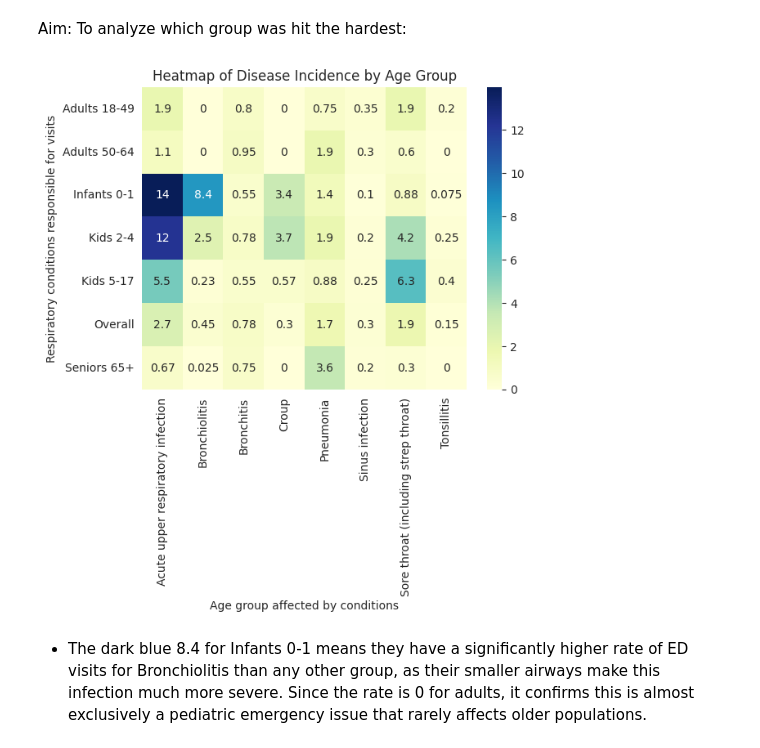
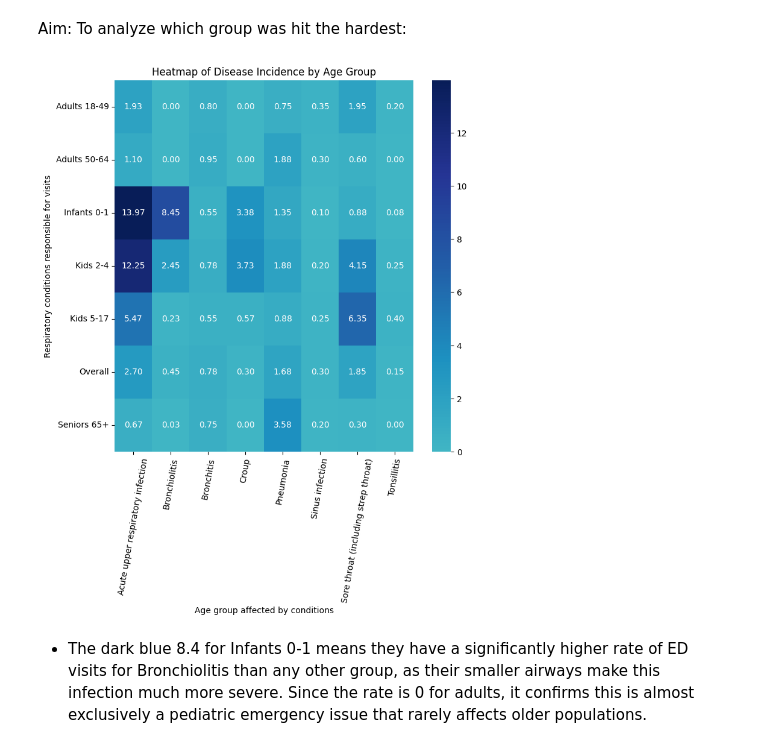
Before and after one commit to kardam2806/Respiratory_conditions_ED_Notebook, a Jupyter notebook: Notebooks/Tidy_resp.ipynb, the cells around one changed output. Saved outputs shown, nothing was run; the diff lists cells and outputs as text; code cells hidden in the pictures.

```diff
--- a/Notebooks/Tidy_resp.ipynb
+++ b/Notebooks/Tidy_resp.ipynb
@@ -462,36 +490,38 @@ import matplotlib.pyplot as plt
 import pandas as pd
 
 # Melting the data to bring condition into single column:
 condition_cols = ['Acute upper respiratory infection','Bronchiolitis', 'Bronchitis',
     'Pneumonia', 'Croup', 'Sinus infection',
     'Sore throat (including strep throat)', 'Tonsillitis']
 
 df_melted_groupwise = pd.melt(df_age, id_vars=['age_group', 'Year'],
                               value_vars= condition_cols,
                               var_name='Condition',
                               value_name='Rate')
 df_melted_groupwise.head()
 
 if 'Year' in df_melted_groupwise.columns:
     df_numeric = df_melted_groupwise.drop(columns=['Year'])
 
 # To generate heatmap and groupwise comparision, matrix conversion is important:
 df_matrix = df_melted_groupwise.pivot_table(index='age_group',
                                             columns='Condition',
                                             values='Rate',
                                             aggfunc='mean')
 df_matrix.head()
 
 # Now plot the pivot table
-sns.heatmap(df_matrix, annot=True, cmap='YlGnBu')
+plt.figure(figsize=(8, 8))
+sns.heatmap(df_matrix, annot=True, cmap='YlGnBu', fmt=".2f", center=0)
 plt.title('Heatmap of Disease Incidence by Age Group')
 plt.ylabel('Respiratory conditions responsible for visits', fontsize=10)
 plt.xlabel('Age group affected by conditions', fontsize = 10)
-plt.xticks(rotation=90)
+plt.xticks(rotation=80)
+plt.yticks(rotation=0)
 plt.show()
 #
 # %% [output]
-[figure, old version]
+[figure, new version]
 # %% [markdown]
 
 
```
Also changed, not shown: parts of 58 cells of this notebook.
